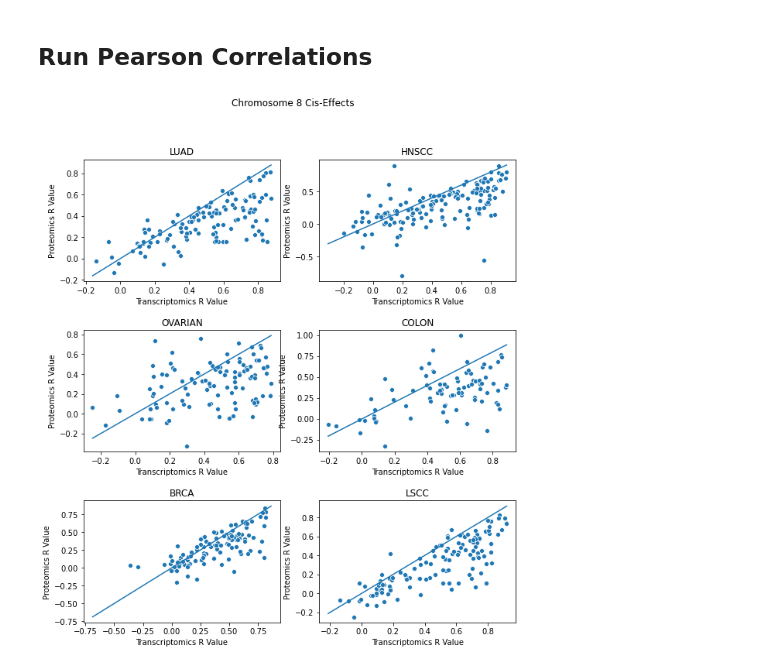
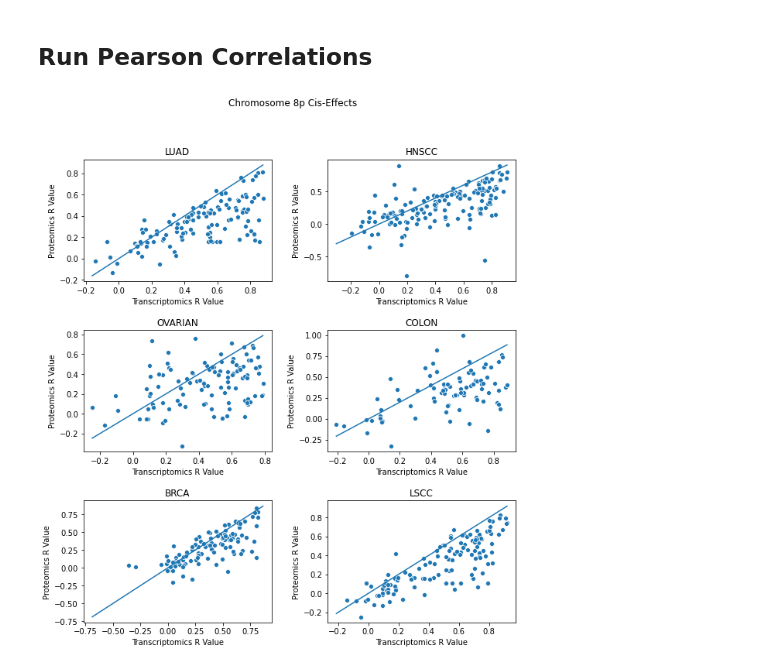
Before and after one commit to PayneLab/pancancerCNV, a Jupyter notebook: chromosome_8/02_cis_effects_pearson_8p.ipynb, the cells around one changed output. Saved outputs shown, nothing was run; the diff lists cells and outputs as text; code cells hidden in the pictures.

Commit message:
Create Chromosome 8 figure

```diff
--- a/chromosome_8/02_cis_effects_pearson_8p.ipynb
+++ b/chromosome_8/02_cis_effects_pearson_8p.ipynb
@@ -143,17 +145,17 @@ for cancer_type in transcriptomics.keys():
 all_results = transcriptomics_results.join(proteomics_results)
 # %%
 fig, axs = plt.subplots(nrows=3, ncols=2, sharex=False, sharey=False, figsize=(10,11))
-fig.suptitle("Chromosome 8 Cis-Effects")
+fig.suptitle("Chromosome 8p Cis-Effects")
 count = 0
 for cancer_type in proteomics.keys():
     sns.scatterplot(x=f'{cancer_type}_rvalue_transcriptomics', y=f'{cancer_type}_rvalue_proteomics', data=all_results, ax=axs[count//2][count%2])
     axs[count//2][count%2].set_title(cancer_type.upper())
     axs[count//2][count%2].set_xlabel("Transcriptomics R Value")
     axs[count//2][count%2].set_ylabel("Proteomics R Value")
     min_val = np.min(all_results[f'{cancer_type}_rvalue_transcriptomics'])
     max_val = np.max(all_results[f'{cancer_type}_rvalue_transcriptomics'])
     axs[count//2][count%2].plot([min_val,max_val], [min_val,max_val])
     count += 1
-plt.subplots_adjust(hspace=0.4)
+plt.subplots_adjust(hspace=0.4, wspace=0.3)
 # %% [output]
-[figure, old version]
+[figure, new version]
```
Also changed, not shown: parts of 1 cell of this notebook, 1 other file.
